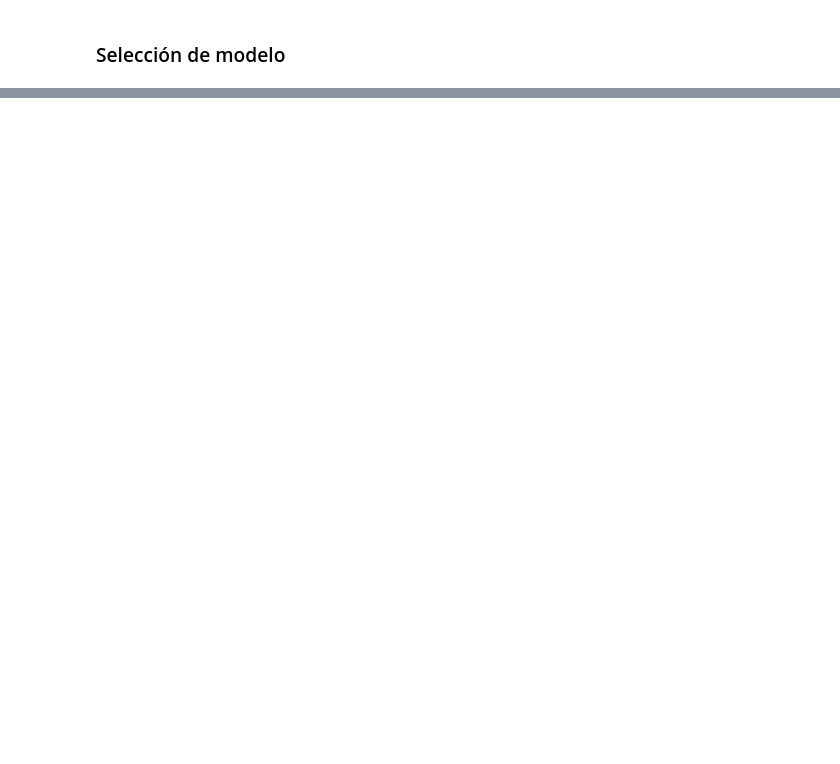
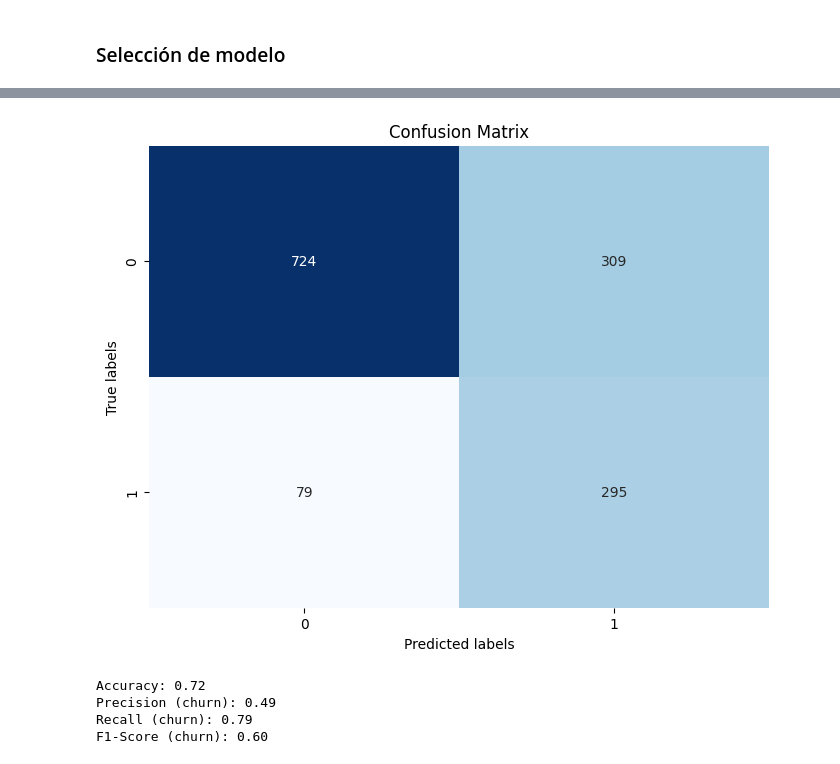
Before and after one commit to andressj1/Prueba-Tecnica, a Jupyter notebook: Prueba_Técnica_Cpocket.ipynb, the cells around one changed output, grey strips where cells are left out. Cells and saved outputs as stored; diff of their text form; code cells hidden in the pictures; blank space fills up the shorter version.

```diff
--- a/Prueba_Técnica_Cpocket.ipynb
+++ b/Prueba_Técnica_Cpocket.ipynb
@@ -583,0 +705,26 @@ plt.show()
+# %%
+# Grilla
+param_dist = {
+    'n_estimators': [100, 200, 300],
+    'max_depth': [3, 5, 7, 10],
+    'learning_rate': [0.01, 0.05, 0.1, 0.2],
+    'subsample': [0.6, 0.8, 1.0],
+    'colsample_bytree': [0.6, 0.8, 1.0],
+    'gamma': [0, 0.1, 0.3],
+    'scale_pos_weight': [scale_pos_weight]
+}
+# %%
+# Búsqueda aleatoria
+tun = random_search = RandomizedSearchCV(
+        estimator=m_xgb,
+        param_distributions=param_dist,
+         n_iter=20,
+         scoring=make_scorer(f1_score),
+        cv=5,
+        verbose=2,
+        n_jobs=-1,
+        random_state=42
+)
+# %%
+# Entrenar modelo
+tun.fit(X_train, y_train)
@@ -583,0 +752,35 @@ plt.show()
+# %%
+# Predicciones
+y_pred = tun.predict(X_test)
+# %%
+# Matriz de confución
+conf_matrix = confusion_matrix(y_test, y_pred)
+
+plt.figure(figsize=(8, 6))
+sns.heatmap(conf_matrix, annot=True, fmt='d', cmap='Blues', cbar=False)
+plt.xlabel('Predicted labels')
+plt.ylabel('True labels')
+plt.title('Confusion Matrix')
+plt.show()
+# %% [output]
+[figure, added]
+# %%
+TP = 295
+TN = 724
+FP = 309
+FN = 79
+
+accuracy = (TP + TN) / (TP + TN + FP + FN)
+precision = TP / (TP + FP)
+recall = TP / (TP + FN)
+f1 = 2 * (precision * recall) / (precision + recall)
+
+print(f"Accuracy: {accuracy:.2f}")
+print(f"Precision (churn): {precision:.2f}")
+print(f"Recall (churn): {recall:.2f}")
+print(f"F1-Score (churn): {f1:.2f}")
+# %% [output]
+Accuracy: 0.72
+Precision (churn): 0.49
+Recall (churn): 0.79
+F1-Score (churn): 0.60
```
Also changed, not shown: parts of 82 cells of this notebook, 4 other files.
